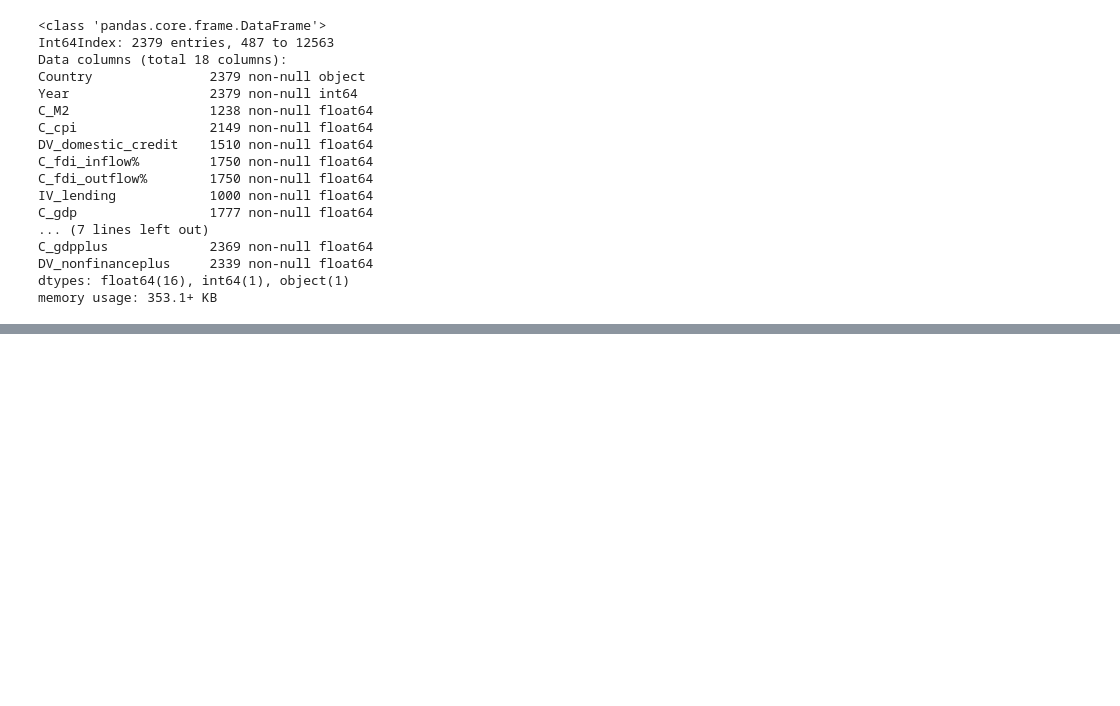
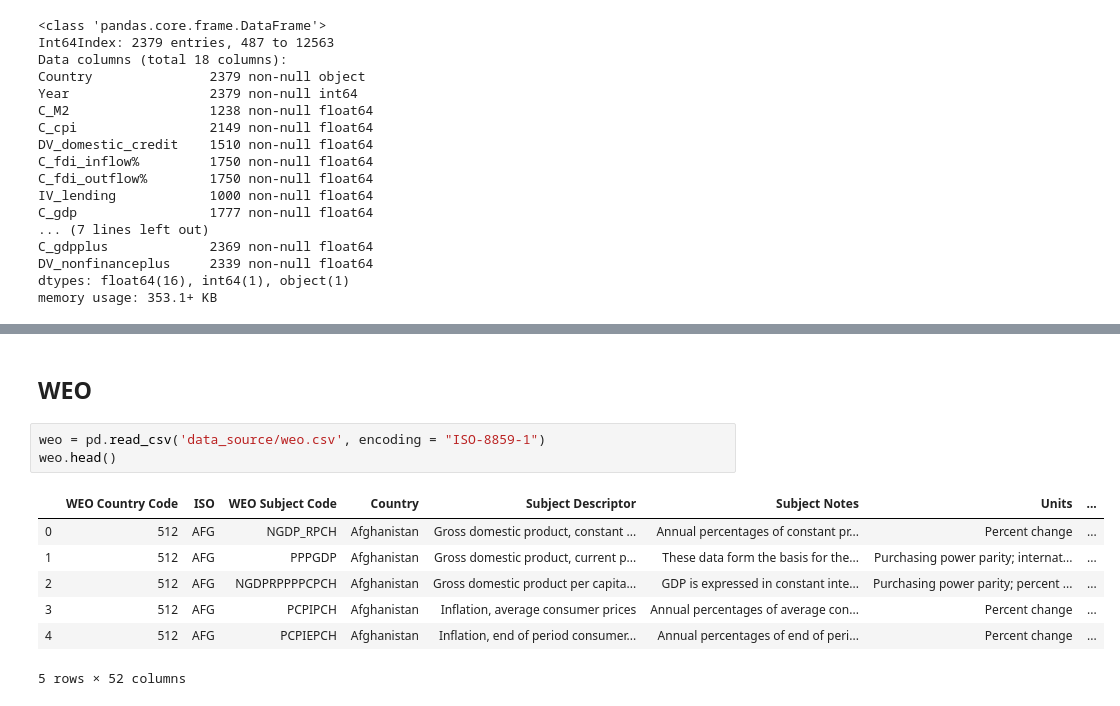
Before and after one commit to YueminLi/Financialization-, a Jupyter notebook: OECD.ipynb, the cells around one changed output, grey strips where cells are left out. Cells and saved outputs as stored; diff of their text form; blank space fills up the shorter version.

```diff
--- a/OECD.ipynb
+++ b/OECD.ipynb
@@ -333,0 +544,13 @@ FileNotFoundError: [Errno 2] No such file or directory: 'missing/C_M2_missing.cs
+# %% [markdown]
+## WEO
+# %%
+weo = pd.read_csv('data_source/weo.csv', encoding = "ISO-8859-1")
+weo.head()
+# %% [output]
+|  | WEO Country Code | ISO | WEO Subject Code | Country | Subject Descriptor | Subject Notes | Units | ... |
+| 0 | 512 | AFG | NGDP_RPCH | Afghanistan | Gross domestic product, constant ... | Annual percentages of constant pr... | Percent change | ... |
+| 1 | 512 | AFG | PPPGDP | Afghanistan | Gross domestic product, current p... | These data form the basis for the... | Purchasing power parity; internat... | ... |
+| 2 | 512 | AFG | NGDPRPPPPCPCH | Afghanistan | Gross domestic product per capita... | GDP is expressed in constant inte... | Purchasing power parity; percent ... | ... |
+| 3 | 512 | AFG | PCPIPCH | Afghanistan | Inflation, average consumer prices | Annual percentages of average con... | Percent change | ... |
+| 4 | 512 | AFG | PCPIEPCH | Afghanistan | Inflation, end of period consumer... | Annual percentages of end of peri... | Percent change | ... |
+5 rows × 52 columns
```
Also changed, not shown: parts of 32 cells of this notebook.
